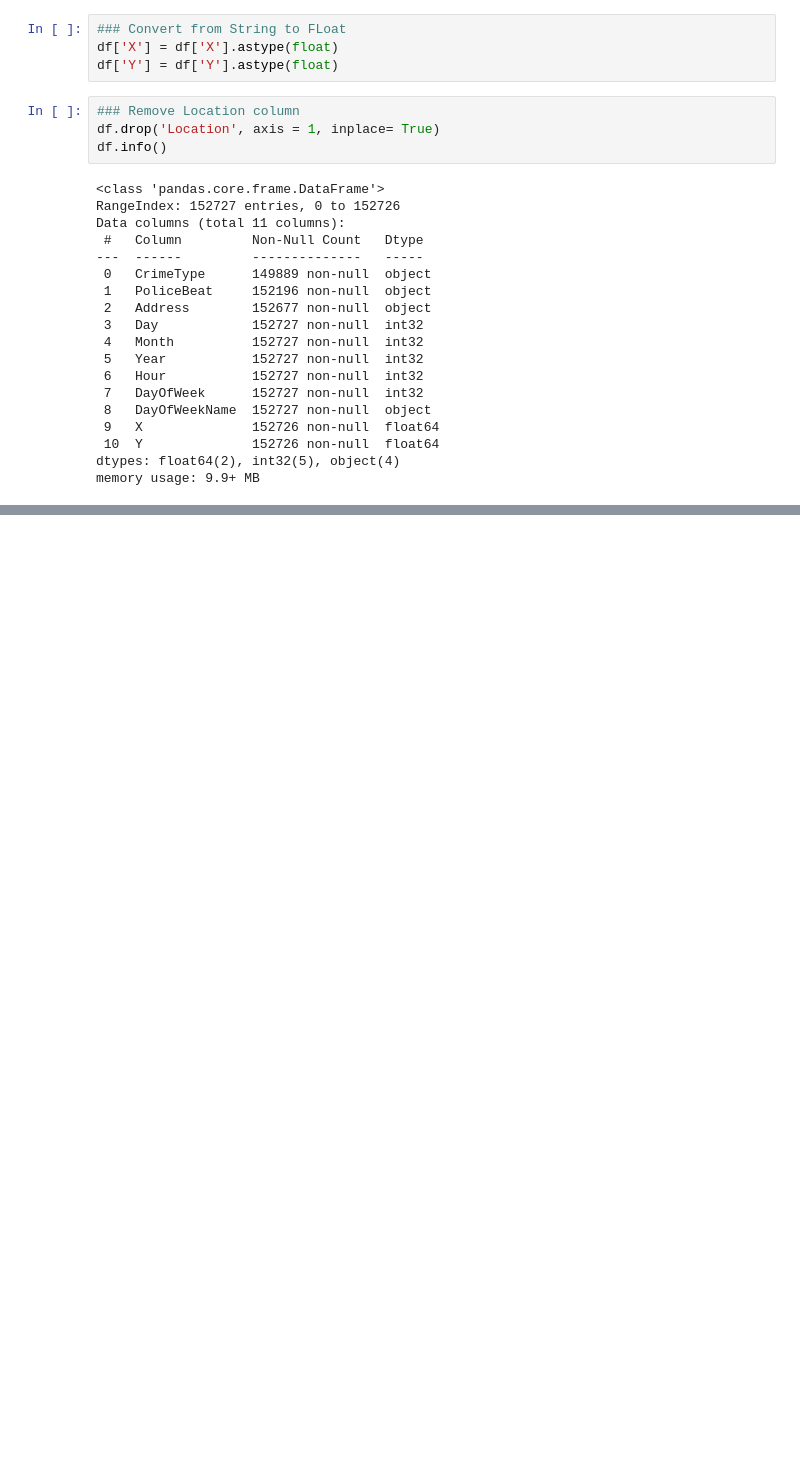
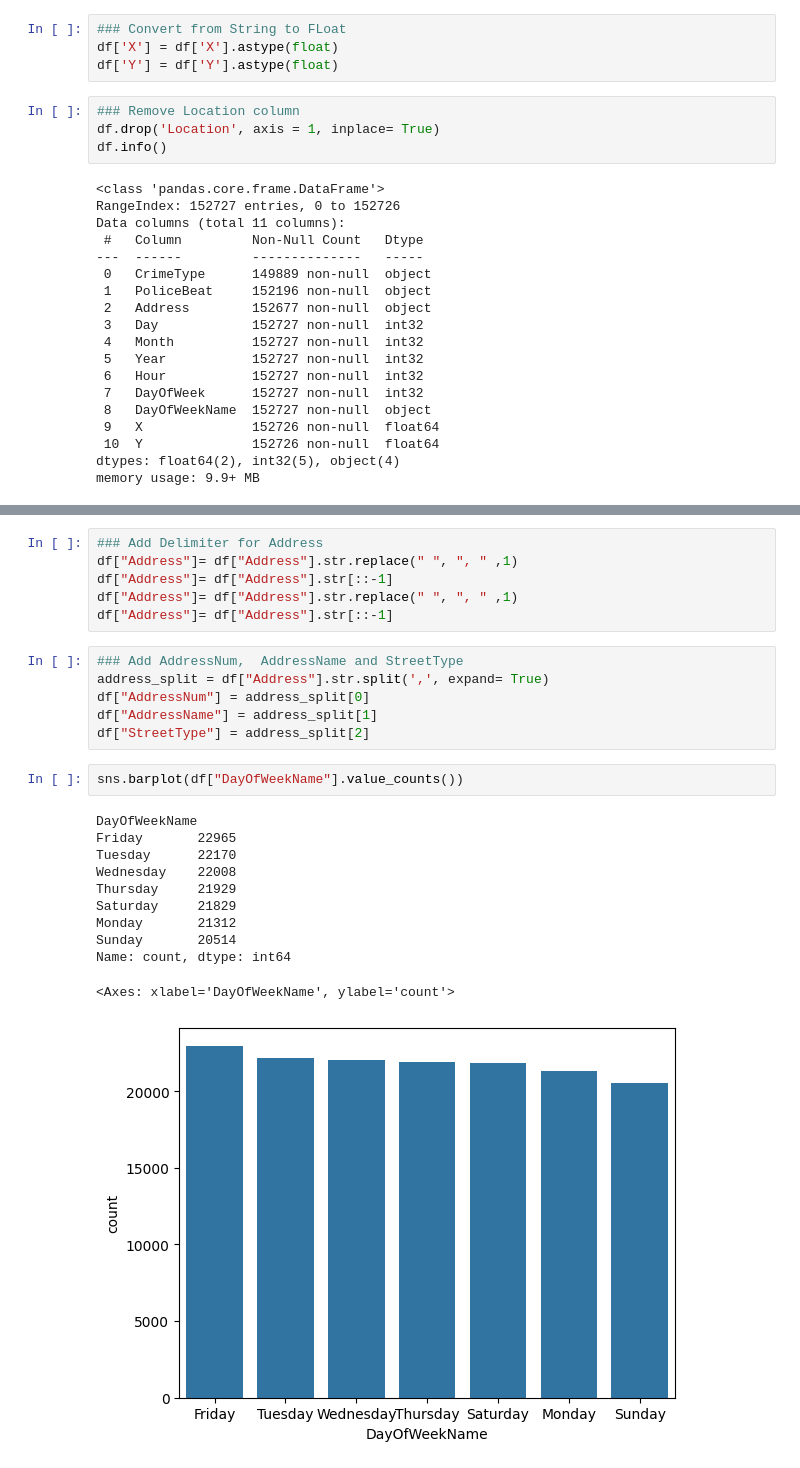
Before and after one commit to thinhh/CMPE-255-Project, a Jupyter notebook: data_exploration.ipynb, the cells around one changed output, grey strips where cells are left out. Saved outputs shown, nothing was run; the diff lists cells and outputs as text; blank space fills up the shorter version.

```diff
--- a/data_exploration.ipynb
+++ b/data_exploration.ipynb
@@ -195,3 +195,29 @@ df.head(5)
 | 2 | STOLEN VEHICLE | 16Y | 1123 EL CENTRO AV | 27 | 11 | 2013 | 11 | 2 | Wednesday | -122.219455 | ... |
 | 3 | OTHER | 32Y | 2374 108TH AV | 19 | 12 | 2013 | 23 | 3 | Thursday | -122.153223 | ... |
 | 4 | STOLEN VEHICLE | 07X | 3129 SAN PABLO AV | 28 | 1 | 2014 | 11 | 1 | Tuesday | -122.277448 | ... |
+# %%
+### Add Delimiter for Address
+df["Address"]= df["Address"].str.replace(" ", ", " ,1)
+df["Address"]= df["Address"].str[::-1]
+df["Address"]= df["Address"].str.replace(" ", ", " ,1)
+df["Address"]= df["Address"].str[::-1]
+# %%
+### Add AddressNum,  AddressName and StreetType
+address_split = df["Address"].str.split(',', expand= True)
+df["AddressNum"] = address_split[0]
+df["AddressName"] = address_split[1]
+df["StreetType"] = address_split[2]
+# %%
+sns.barplot(df["DayOfWeekName"].value_counts())
+# %% [output]
+DayOfWeekName
+Friday       22965
+Tuesday      22170
+Wednesday    22008
+Thursday     21929
+Saturday     21829
+Monday       21312
+Sunday       20514
+Name: count, dtype: int64
+<Axes: xlabel='DayOfWeekName', ylabel='count'>
+[figure, added]
```
Also changed, not shown: parts of 4 cells of this notebook.
